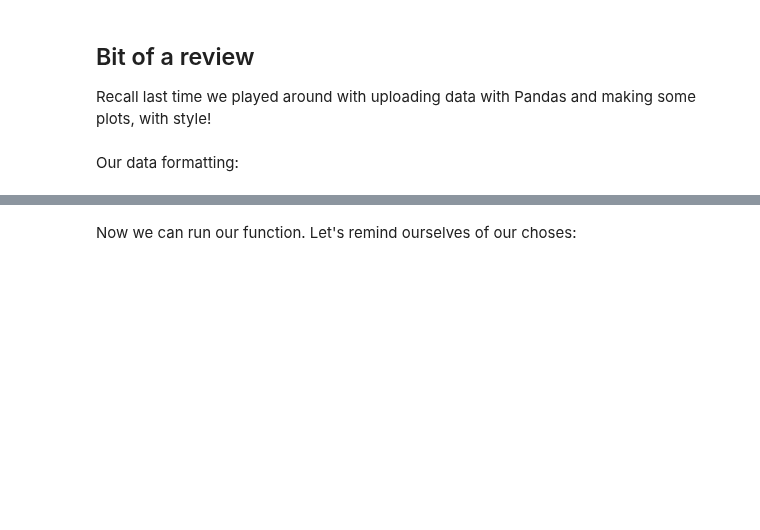
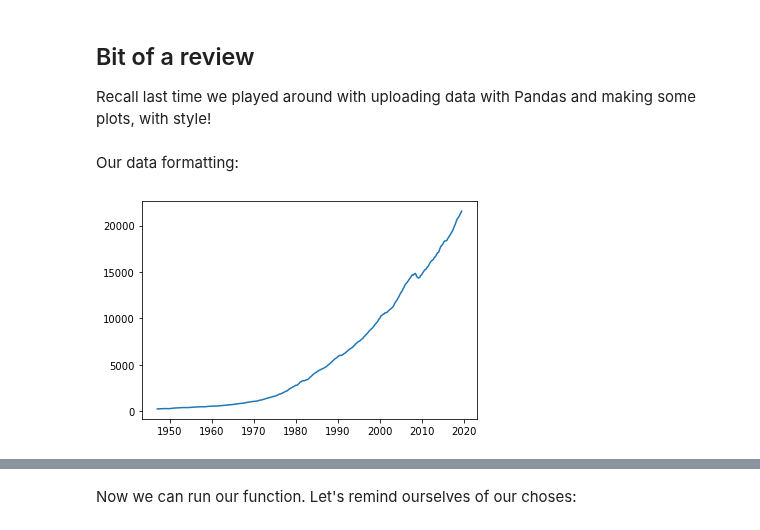
Before and after one commit to jnaiman/csci-p-14110_su2020, a Jupyter notebook: lesson06/prep_notebook_lesson06.ipynb, the cells around one changed output, grey strips where cells are left out. Saved outputs shown, nothing was run; the diff lists cells and outputs as text; code cells hidden in the pictures; blank space fills up the shorter version.

```diff
--- a/lesson06/prep_notebook_lesson06.ipynb
+++ b/lesson06/prep_notebook_lesson06.ipynb
@@ -23,3 +24,8 @@ gdp = pd.read_csv("https://raw.githubusercontent.com/UIUC-iSchool-DataViz/spring
 Our data formatting:
 # %%
 gdp['DATE'] = pd.to_datetime(gdp['DATE'])
+# %%
+plt.plot(gdp['DATE'], gdp['GDP'])
+plt.show()
+# %% [output]
+[figure, added]
```
Also changed, not shown: parts of 25 cells of this notebook, 8 other files.
